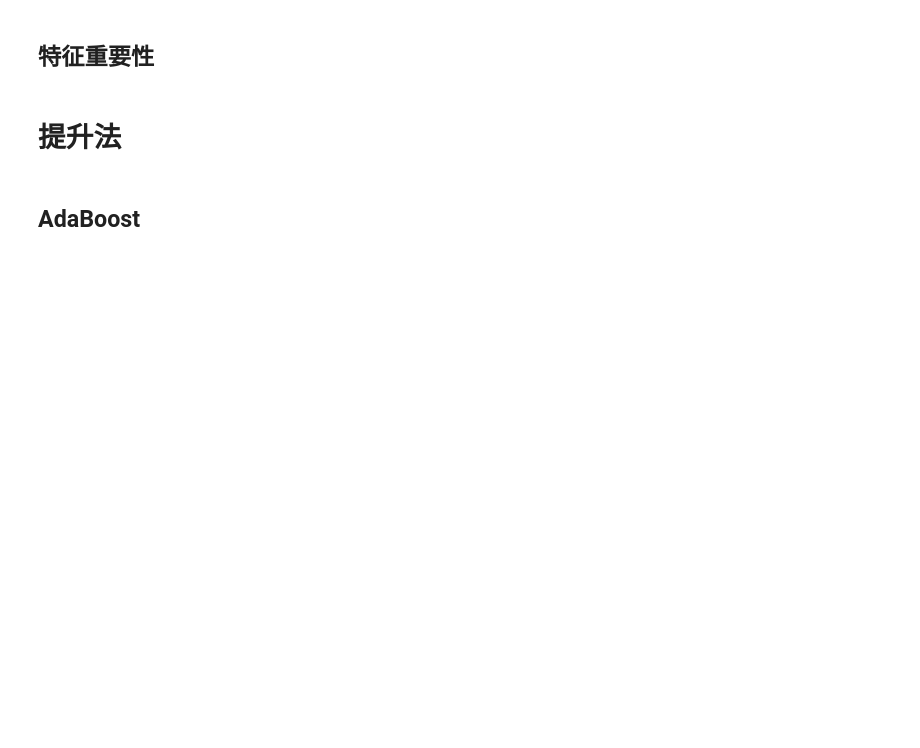
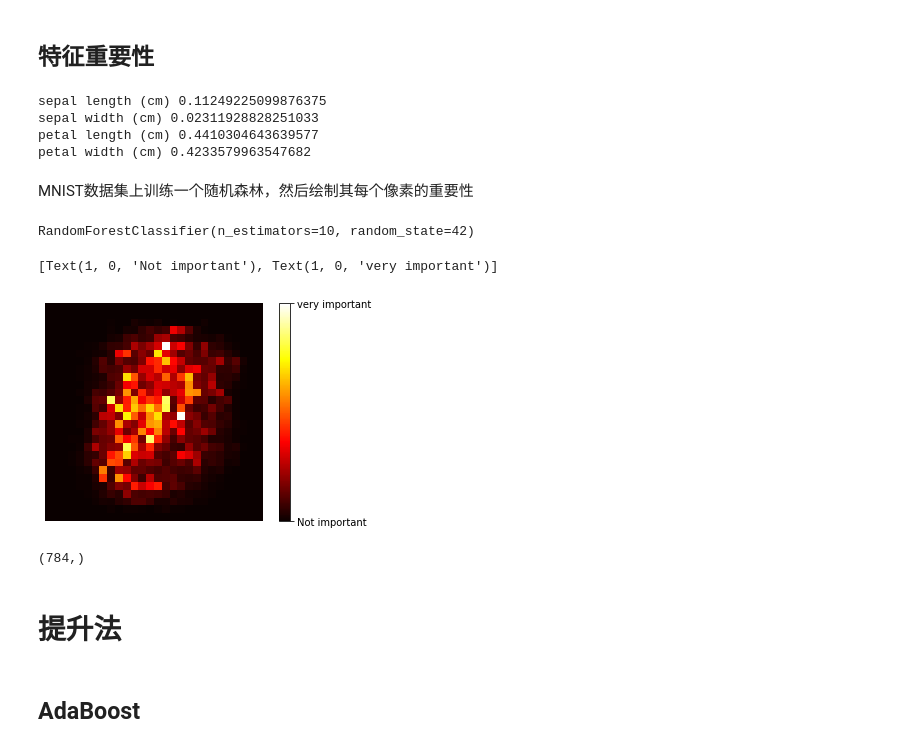
Before and after one commit to haohuan630/hands-on-machine-learning, a Jupyter notebook: 07_ensemble_learning_and_random_forests.ipynb, the cells around one changed output. Saved outputs shown, nothing was run; the diff lists cells and outputs as text; code cells hidden in the pictures; blank space fills up the shorter version.

```diff
--- a/07_ensemble_learning_and_random_forests.ipynb
+++ b/07_ensemble_learning_and_random_forests.ipynb
@@ -17,5 +281,51 @@
 # %% [markdown]
 ## 特征重要性
+# %%
+from sklearn.datasets import load_iris
+
+iris = load_iris()
+
+rnd_clf = RandomForestClassifier(n_estimators=500, n_jobs=-1, random_state=42)
+rnd_clf.fit(iris["
+                 data"], iris["target"])
+
+# 特征，特征的重要程度
+for name, score in zip(iris["feature_names"], rnd_clf.feature_importances_):
+    print(name, score)
+# %% [output]
+sepal length (cm) 0.11249225099876375
+sepal width (cm) 0.02311928828251033
+petal length (cm) 0.4410304643639577
+petal width (cm) 0.4233579963547682
+# %% [markdown]
+MNIST数据集上训练一个随机森林，然后绘制其每个像素的重要性
+# %%
+from sklearn.datasets import fetch_openml
+
+mnist = fetch_openml("mnist_784", version=1)
+mnist.target = mnist.target.astype(np.int64)
+# %%
+rnd_clf = RandomForestClassifier(n_estimators=10, random_state=42)
+rnd_clf.fit(mnist["data"], mnist["target"])
+# %% [output]
+RandomForestClassifier(n_estimators=10, random_state=42)
+# %%
+def plot_digit(data):
+    image = data.reshape(28, 28)
+    plt.imshow(image, cmap=plt.cm.hot, interpolation="nearest")
+    plt.axis("off")
+# %%
+plot_digit(rnd_clf.feature_importances_)
+
+cbar = plt.colorbar(ticks=[rnd_clf.feature_importances_.min(), rnd_clf.feature_importances_.max()])
+cbar.ax.set_yticklabels(["Not important", "very important"])
+# %% [output]
+[Text(1, 0, 'Not important'), Text(1, 0, 'very important')]
+[figure, added]
+# %%
+rnd_clf.feature_importances_.shape
+# %% [output]
+(784,)
 # %% [markdown]
 # 提升法
 # %% [markdown]
```
Also changed, not shown: parts of 54 cells of this notebook, 1 other file.
